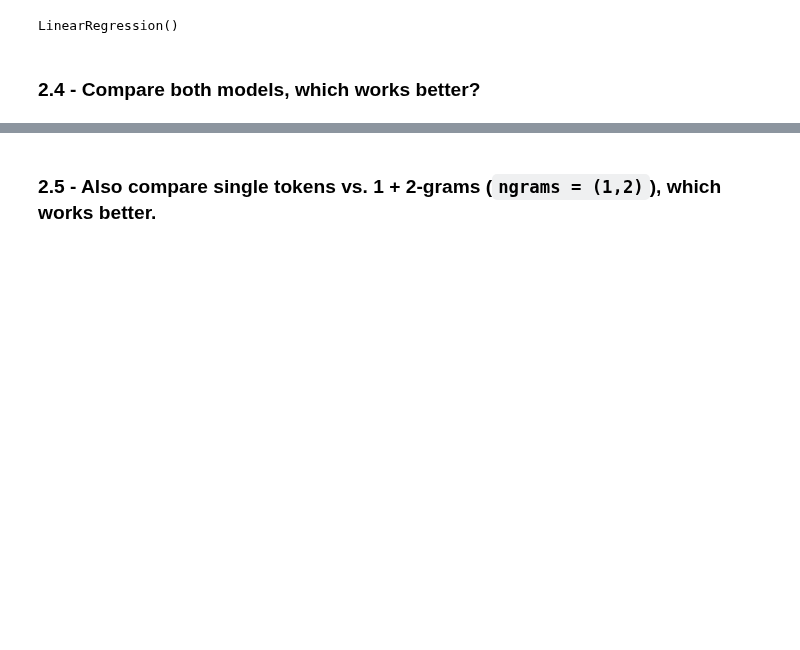
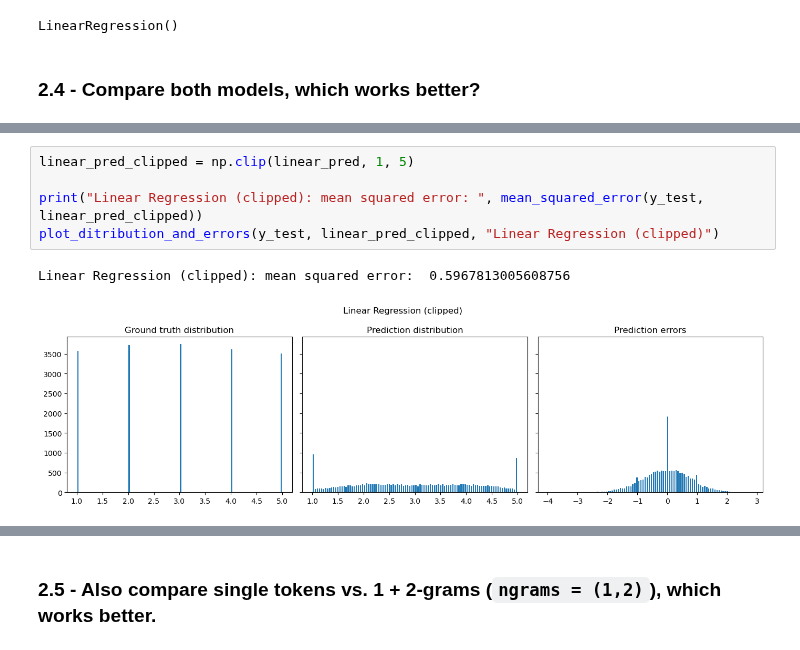
Before and after one commit to Knerten0815/data_science_course, a Jupyter notebook: notebooks/portfolio 3/data_science_MMI_portfolio_03_sentiment_analysis_template.ipynb, the cells around one changed output, grey strips where cells are left out. Saved outputs shown, nothing was run; the diff lists cells and outputs as text; blank space fills up the shorter version.

```diff
--- a/notebooks/portfolio 3/data_science_MMI_portfolio_03_sentiment_analysis_template.ipynb
+++ b/notebooks/portfolio 3/data_science_MMI_portfolio_03_sentiment_analysis_template.ipynb
@@ -349,0 +365,8 @@ ValueError: Classification metrics can't handle a mix of multiclass and continuo
+# %%
+linear_pred_clipped = np.clip(linear_pred, 1, 5)
+
+print("Linear Regression (clipped): mean squared error: ", mean_squared_error(y_test, linear_pred_clipped))
+plot_ditribution_and_errors(y_test, linear_pred_clipped, "Linear Regression (clipped)")
+# %% [output]
+Linear Regression (clipped): mean squared error:  0.5967813005608756
+[figure, added]
```
Also changed, not shown: parts of 32 cells of this notebook.
